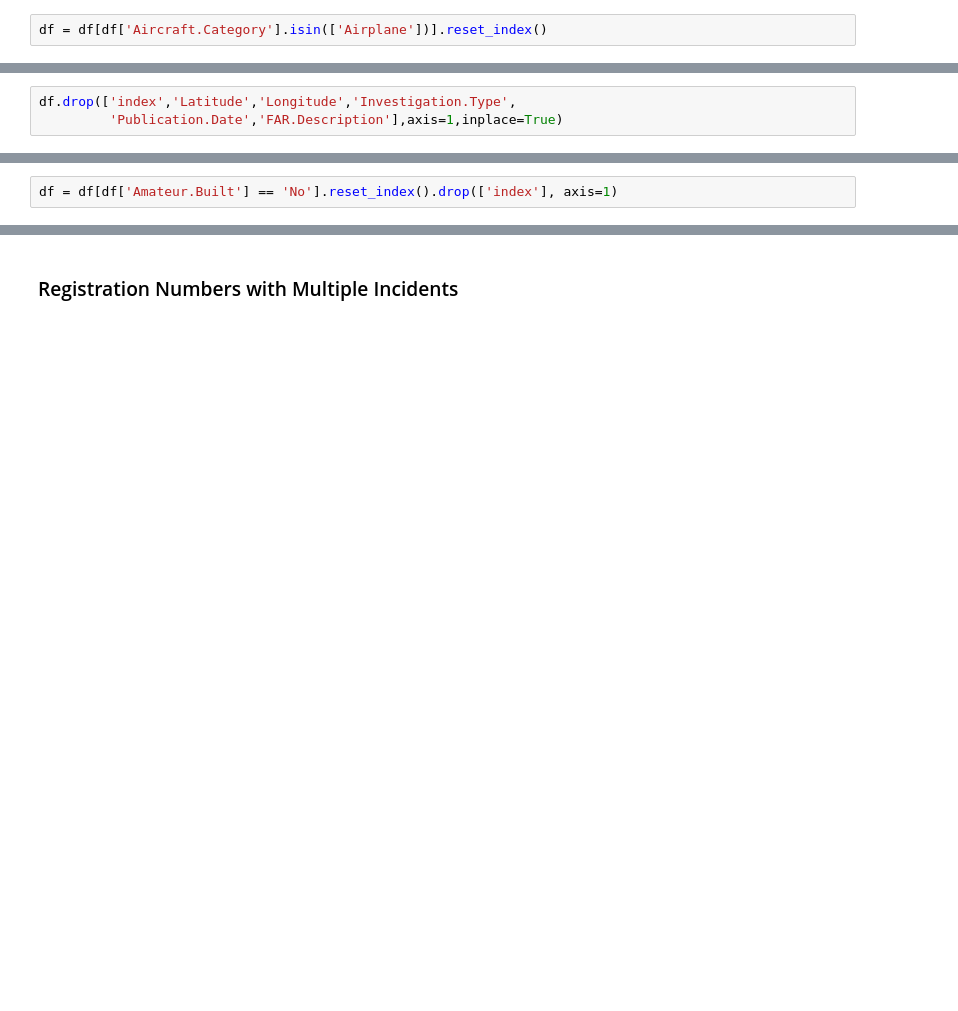
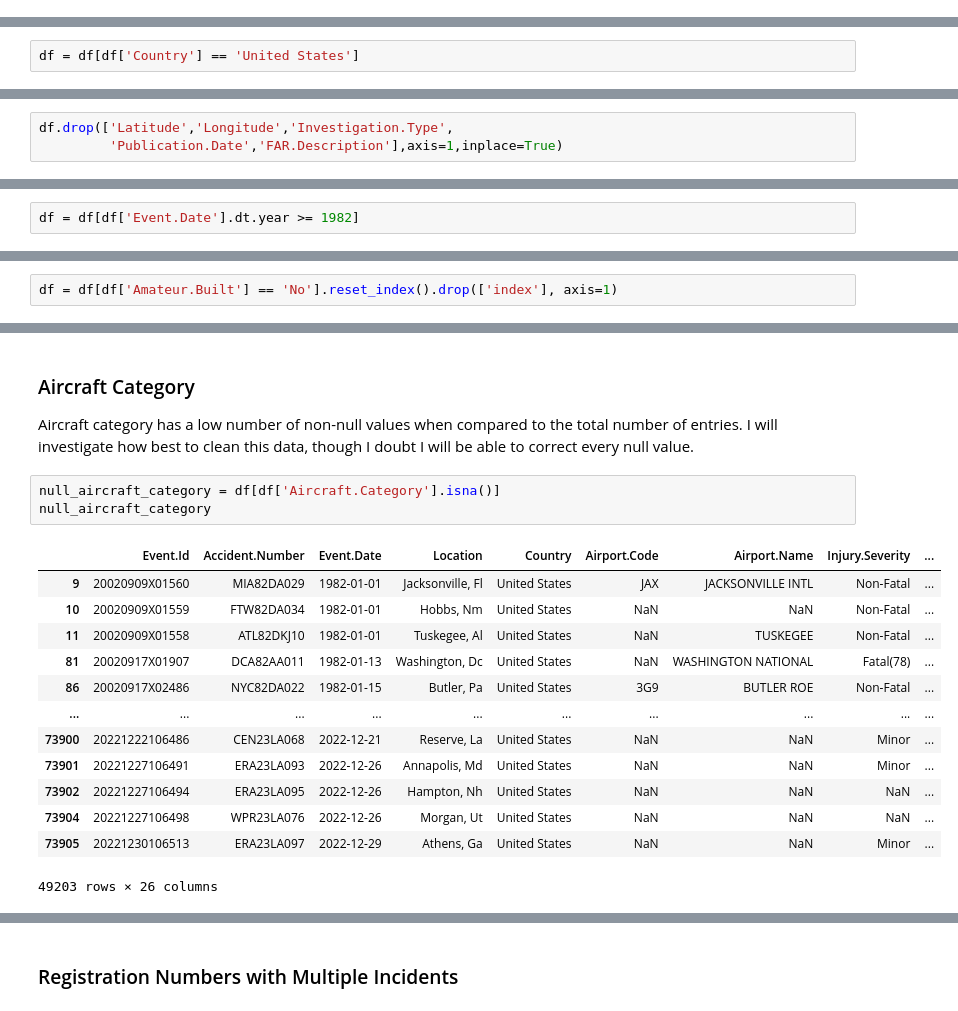
Before and after one commit to cameronpwright/flatironschool_phase1, a Jupyter notebook: Phase 1 Lab.ipynb, the cells around one changed output, grey strips where cells are left out. Drawn from its saved outputs; the diff is of its cells as text; blank space fills up the shorter version.

Commit message:
Updating Juptyer notebook after data cleaning breakthrough!

```diff
--- a/Phase 1 Lab.ipynb
+++ b/Phase 1 Lab.ipynb
@@ -49,2 +48,0 @@ Again, given that we are interested in commercial aviation use, let's narrow our
-# %%
-df = df[df['Aircraft.Category'].isin(['Airplane'])].reset_index()
@@ -51,8 +63,10 @@ df = df[df['Aircraft.Category'].isin(['Airplane'])].reset_index()
+# %%
+df = df[df['Country'] == 'United States']
 # %% [markdown]
 ### Dropping Unhelpful Columns
 I'm choosing to drop columns which are of limited use for my purposes here, e.g. those with redundant info (lat./long. when I already have location) and report status (string-based narrative data).
 # %%
-df.drop(['index','Latitude','Longitude','Investigation.Type',
+df.drop(['Latitude','Longitude','Investigation.Type',
          'Publication.Date','FAR.Description'],axis=1,inplace=True)
 # %% [markdown]
 ### Event Date
@@ -69,0 +106,2 @@ pandas._libs.tslibs.timestamps.Timestamp
+# %%
+df = df[df['Event.Date'].dt.year >= 1982]
@@ -215,0 +259,20 @@ memory usage: 4.8+ MB
+# %% [markdown]
+### Aircraft Category
+Aircraft category has a low number of non-null values when compared to the total number of entries. I will investigate how best to clean this data, though I doubt I will be able to correct every null value.
+# %%
+null_aircraft_category = df[df['Aircraft.Category'].isna()]
+null_aircraft_category
+# %% [output]
+|  | Event.Id | Accident.Number | Event.Date | Location | Country | Airport.Code | Airport.Name | Injury.Severity | ... |
+| 9 | 20020909X01560 | MIA82DA029 | 1982-01-01 | Jacksonville, Fl | United States | JAX | JACKSONVILLE INTL | Non-Fatal | ... |
+| 10 | 20020909X01559 | FTW82DA034 | 1982-01-01 | Hobbs, Nm | United States | NaN | NaN | Non-Fatal | ... |
+| 11 | 20020909X01558 | ATL82DKJ10 | 1982-01-01 | Tuskegee, Al | United States | NaN | TUSKEGEE | Non-Fatal | ... |
+| 81 | 20020917X01907 | DCA82AA011 | 1982-01-13 | Washington, Dc | United States | NaN | WASHINGTON NATIONAL | Fatal(78) | ... |
+| 86 | 20020917X02486 | NYC82DA022 | 1982-01-15 | Butler, Pa | United States | 3G9 | BUTLER ROE | Non-Fatal | ... |
+| ... | ... | ... | ... | ... | ... | ... | ... | ... | ... |
+| 73900 | 20221222106486 | CEN23LA068 | 2022-12-21 | Reserve, La | United States | NaN | NaN | Minor | ... |
+| 73901 | 20221227106491 | ERA23LA093 | 2022-12-26 | Annapolis, Md | United States | NaN | NaN | Minor | ... |
+| 73902 | 20221227106494 | ERA23LA095 | 2022-12-26 | Hampton, Nh | United States | NaN | NaN | NaN | ... |
+| 73904 | 20221227106498 | WPR23LA076 | 2022-12-26 | Morgan, Ut | United States | NaN | NaN | NaN | ... |
+| 73905 | 20221230106513 | ERA23LA097 | 2022-12-29 | Athens, Ga | United States | NaN | NaN | Minor | ... |
+49203 rows × 26 columns
```
Also changed, not shown: parts of 42 cells of this notebook.
